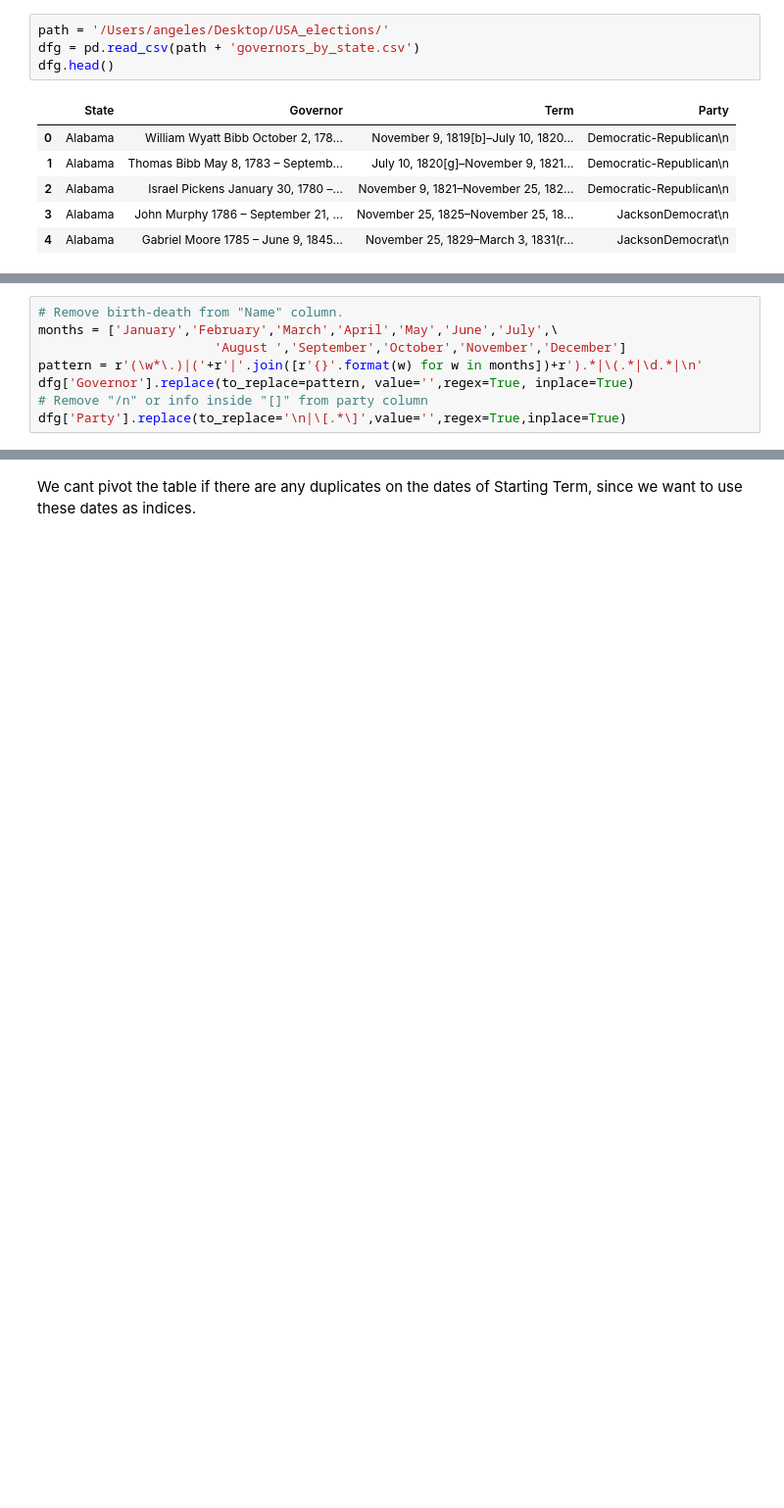
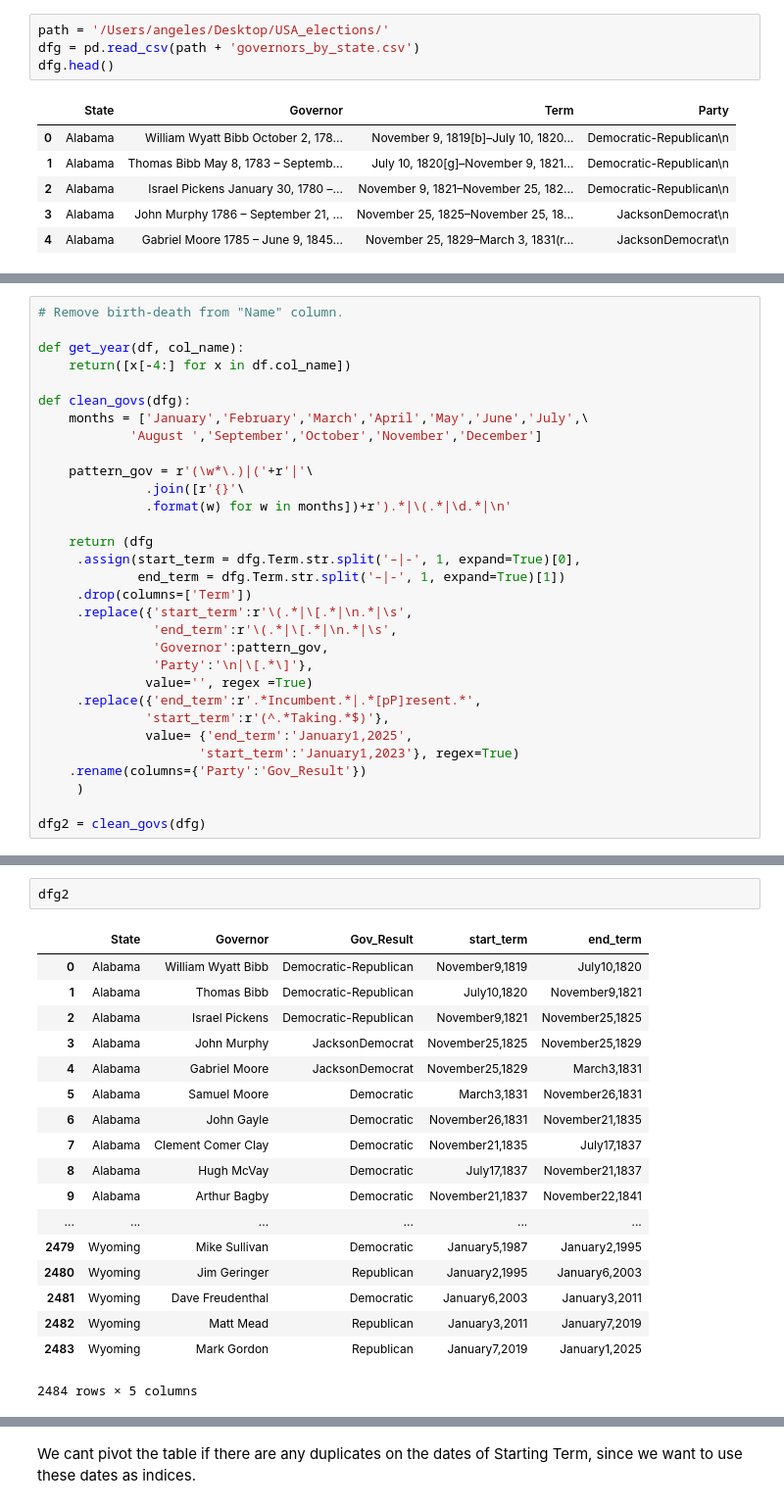
Before and after one commit to mangelesg/USA_elections, a Jupyter notebook: 02_cleaning_data.ipynb, the cells around one changed output, grey strips where cells are left out. Shown at 98% size. Drawn from its saved outputs; the diff is of its cells as text; blank space fills up the shorter version.

```diff
--- a/02_cleaning_data.ipynb
+++ b/02_cleaning_data.ipynb
@@ -27,8 +396,31 @@ dfg[['State','Governor']].groupby('State').count().plot(kind='bar', xlabel='Stat
 # %%
 # Remove birth-death from "Name" column.
-months = ['January','February','March','April','May','June','July',\
-                       'August ','September','October','November','December']
-pattern = r'(\w*\.)|('+r'|'.join([r'{}'.format(w) for w in months])+r').*|\(.*|\d.*|\n'
-dfg['Governor'].replace(to_replace=pattern, value='',regex=True, inplace=True)
-# Remove "/n" or info inside "[]" from party column
-dfg['Party'].replace(to_replace='\n|\[.*\]',value='',regex=True,inplace=True)
+
+def get_year(df, col_name):
+    return([x[-4:] for x in df.col_name])
+
+def clean_govs(dfg):
+    months = ['January','February','March','April','May','June','July',\
+            'August ','September','October','November','December']
+
+    pattern_gov = r'(\w*\.)|('+r'|'\
+              .join([r'{}'\
+              .format(w) for w in months])+r').*|\(.*|\d.*|\n'
+
+    return (dfg
+     .assign(start_term = dfg.Term.str.split('–|-', 1, expand=True)[0],
+             end_term = dfg.Term.str.split('–|-', 1, expand=True)[1])
+     .drop(columns=['Term'])
+     .replace({'start_term':r'\(.*|\[.*|\n.*|\s',
+               'end_term':r'\(.*|\[.*|\n.*|\s',
+               'Governor':pattern_gov,
+               'Party':'\n|\[.*\]'},
+              value='', regex =True)
+     .replace({'end_term':r'.*Incumbent.*|.*[pP]resent.*',
+              'start_term':r'(^.*Taking.*$)'},
+              value= {'end_term':'January1,2025',
+                     'start_term':'January1,2023'}, regex=True)
+    .rename(columns={'Party':'Gov_Result'})
+     )
+
+dfg2 = clean_govs(dfg)
@@ -83,0 +427,21 @@ dfg.head()
+# %%
+dfg2
+# %% [output]
+|  | State | Governor | Gov_Result | start_term | end_term |
+| 0 | Alabama | William Wyatt Bibb | Democratic-Republican | November9,1819 | July10,1820 |
+| 1 | Alabama | Thomas Bibb | Democratic-Republican | July10,1820 | November9,1821 |
+| 2 | Alabama | Israel Pickens | Democratic-Republican | November9,1821 | November25,1825 |
+| 3 | Alabama | John Murphy | JacksonDemocrat | November25,1825 | November25,1829 |
+| 4 | Alabama | Gabriel Moore | JacksonDemocrat | November25,1829 | March3,1831 |
+| 5 | Alabama | Samuel Moore | Democratic | March3,1831 | November26,1831 |
+| 6 | Alabama | John Gayle | Democratic | November26,1831 | November21,1835 |
+| 7 | Alabama | Clement Comer Clay | Democratic | November21,1835 | July17,1837 |
+| 8 | Alabama | Hugh McVay | Democratic | July17,1837 | November21,1837 |
+| 9 | Alabama | Arthur Bagby | Democratic | November21,1837 | November22,1841 |
+| ... | ... | ... | ... | ... | ... |
+| 2479 | Wyoming | Mike Sullivan | Democratic | January5,1987 | January2,1995 |
+| 2480 | Wyoming | Jim Geringer | Republican | January2,1995 | January6,2003 |
+| 2481 | Wyoming | Dave Freudenthal | Democratic | January6,2003 | January3,2011 |
+| 2482 | Wyoming | Matt Mead | Republican | January3,2011 | January7,2019 |
+| 2483 | Wyoming | Mark Gordon | Republican | January7,2019 | January1,2025 |
+2484 rows × 5 columns
```
Also changed, not shown: parts of 151 cells of this notebook, 1 other file.
